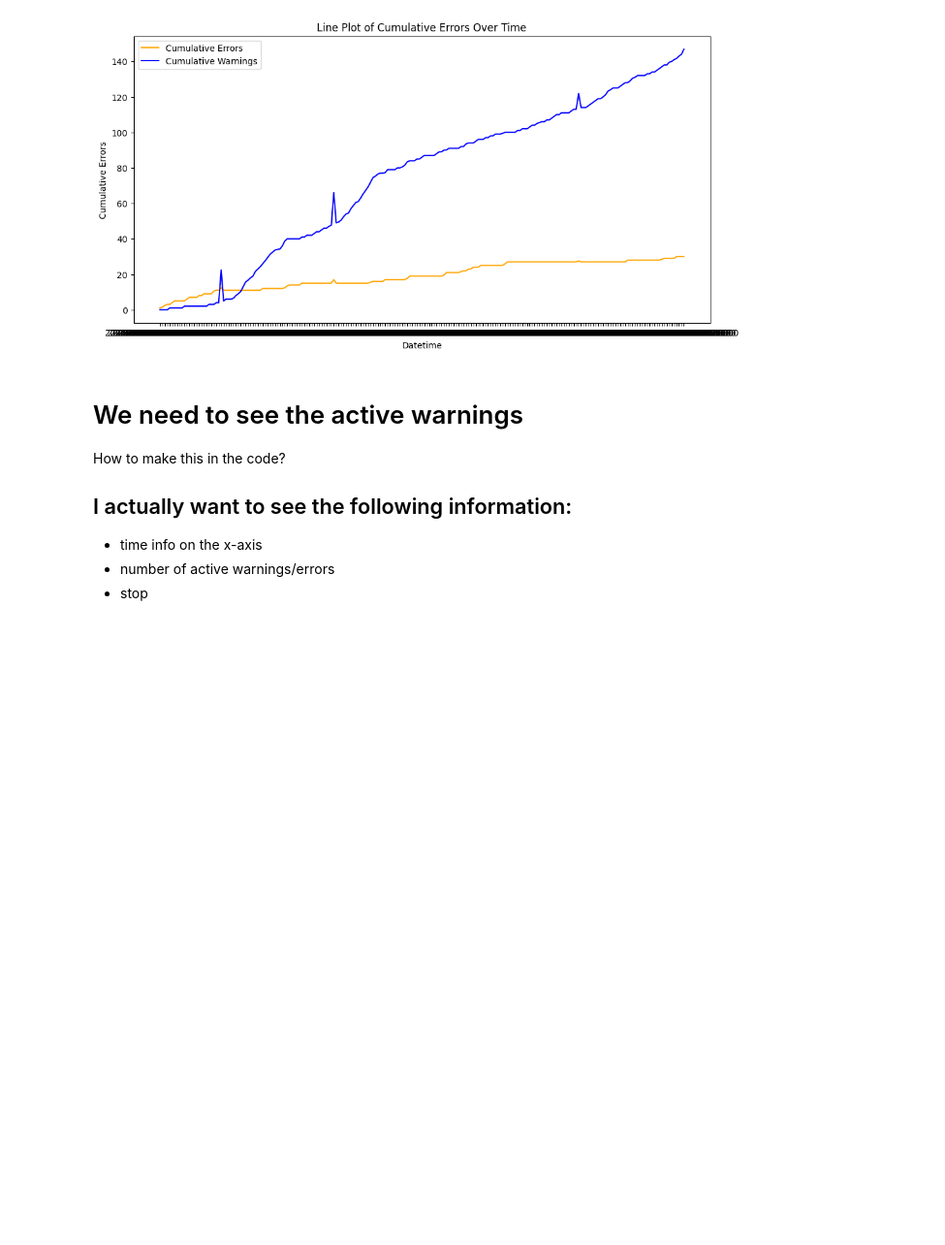
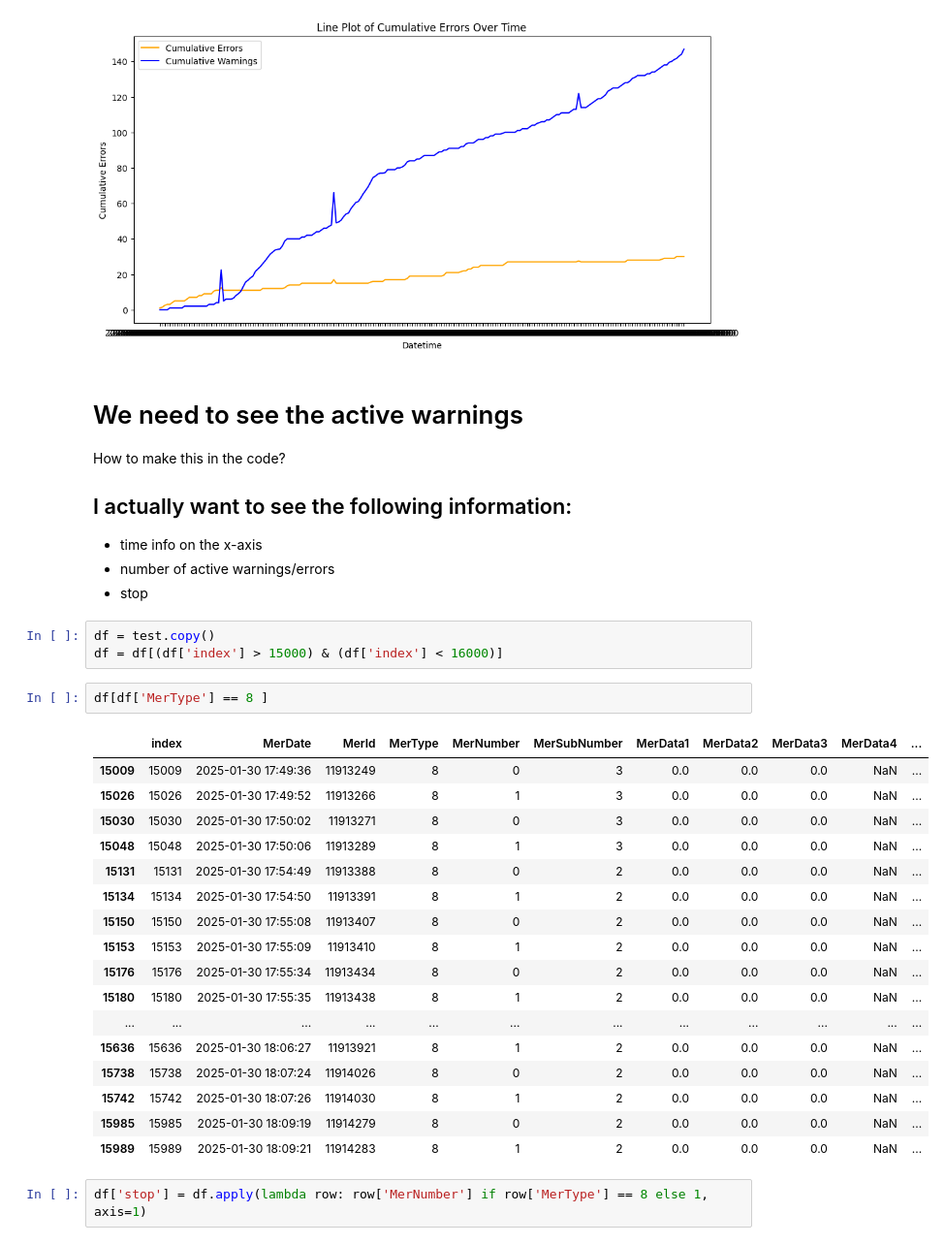
Before and after one commit to AcidSudo/Sanovo_19052025, a Jupyter notebook: exploration_26052025.ipynb, the cells around one changed output. Shown at 97% size. Drawn from its saved outputs; the diff is of its cells as text; blank space fills up the shorter version.

```diff
--- a/exploration_26052025.ipynb
+++ b/exploration_26052025.ipynb
@@ -233,3 +233,28 @@ How to make this in the code?
 - time info on the x-axis
 - number of active warnings/errors
 - stop
+# %%
+df = test.copy()
+df = df[(df['index'] > 15000) & (df['index'] < 16000)]
+# %%
+df[df['MerType'] == 8 ]
+# %% [output]
+|  | index | MerDate | MerId | MerType | MerNumber | MerSubNumber | MerData1 | MerData2 | MerData3 | MerData4 | ... |
+| 15009 | 15009 | 2025-01-30 17:49:36 | 11913249 | 8 | 0 | 3 | 0.0 | 0.0 | 0.0 | NaN | ... |
+| 15026 | 15026 | 2025-01-30 17:49:52 | 11913266 | 8 | 1 | 3 | 0.0 | 0.0 | 0.0 | NaN | ... |
+| 15030 | 15030 | 2025-01-30 17:50:02 | 11913271 | 8 | 0 | 3 | 0.0 | 0.0 | 0.0 | NaN | ... |
+| 15048 | 15048 | 2025-01-30 17:50:06 | 11913289 | 8 | 1 | 3 | 0.0 | 0.0 | 0.0 | NaN | ... |
+| 15131 | 15131 | 2025-01-30 17:54:49 | 11913388 | 8 | 0 | 2 | 0.0 | 0.0 | 0.0 | NaN | ... |
+| 15134 | 15134 | 2025-01-30 17:54:50 | 11913391 | 8 | 1 | 2 | 0.0 | 0.0 | 0.0 | NaN | ... |
+| 15150 | 15150 | 2025-01-30 17:55:08 | 11913407 | 8 | 0 | 2 | 0.0 | 0.0 | 0.0 | NaN | ... |
+| 15153 | 15153 | 2025-01-30 17:55:09 | 11913410 | 8 | 1 | 2 | 0.0 | 0.0 | 0.0 | NaN | ... |
+| 15176 | 15176 | 2025-01-30 17:55:34 | 11913434 | 8 | 0 | 2 | 0.0 | 0.0 | 0.0 | NaN | ... |
+| 15180 | 15180 | 2025-01-30 17:55:35 | 11913438 | 8 | 1 | 2 | 0.0 | 0.0 | 0.0 | NaN | ... |
+| ... | ... | ... | ... | ... | ... | ... | ... | ... | ... | ... | ... |
+| 15636 | 15636 | 2025-01-30 18:06:27 | 11913921 | 8 | 1 | 2 | 0.0 | 0.0 | 0.0 | NaN | ... |
+| 15738 | 15738 | 2025-01-30 18:07:24 | 11914026 | 8 | 0 | 2 | 0.0 | 0.0 | 0.0 | NaN | ... |
+| 15742 | 15742 | 2025-01-30 18:07:26 | 11914030 | 8 | 1 | 2 | 0.0 | 0.0 | 0.0 | NaN | ... |
+| 15985 | 15985 | 2025-01-30 18:09:19 | 11914279 | 8 | 0 | 2 | 0.0 | 0.0 | 0.0 | NaN | ... |
+| 15989 | 15989 | 2025-01-30 18:09:21 | 11914283 | 8 | 1 | 2 | 0.0 | 0.0 | 0.0 | NaN | ... |
+# %%
+df['stop'] = df.apply(lambda row: row['MerNumber'] if row['MerType'] == 8 else 1, axis=1)
```
Also changed, not shown: parts of 5 cells of this notebook.
